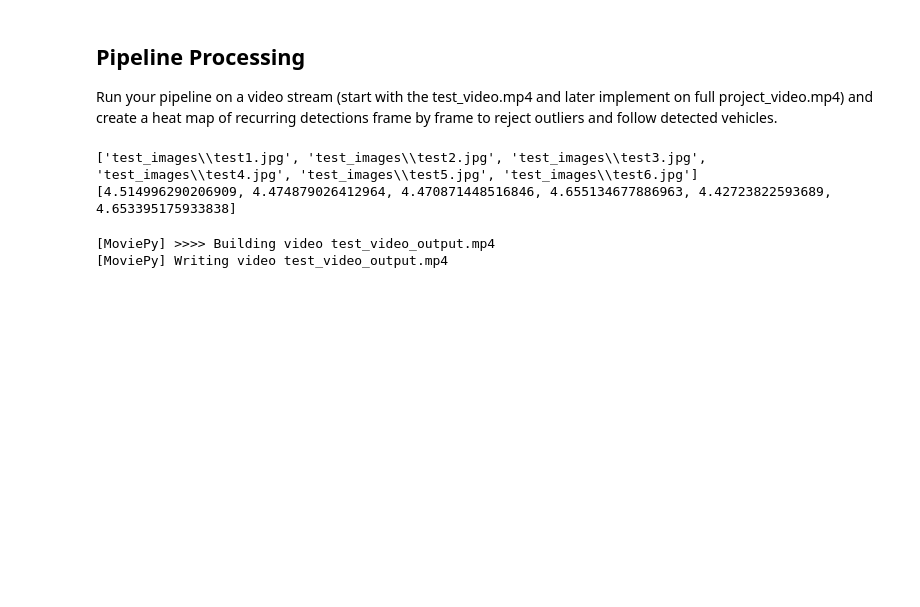
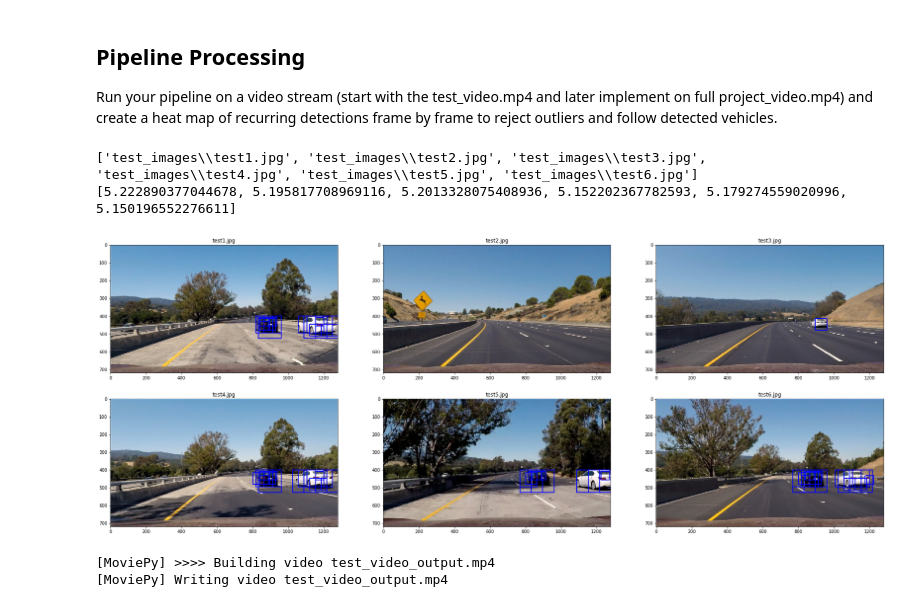
Before and after one commit to tianyeblack/CarND-Vehicle-Detection, a Jupyter notebook: vehicle_detection.ipynb, the cells around one changed output. Saved outputs shown, nothing was run; the diff lists cells and outputs as text; code cells hidden in the pictures; blank space fills up the shorter version.

Commit message:
Complete Product
- More documentation
- More experimentations with the parameters

```diff
--- a/vehicle_detection.ipynb
+++ b/vehicle_detection.ipynb
@@ -257,45 +286,57 @@ plt.imshow(result_image)
 ## Pipeline Processing
 Run your pipeline on a video stream (start with the test_video.mp4 and later implement on full project_video.mp4) and create a heat map of recurring detections frame by frame to reject outliers and follow detected vehicles.
 # %%
-def process_image_method(classifier, scaler, single_image_features_method, sliding_window_params, all_found_windows_per_search, window_cache_length, heatmap_threshold):
-
+def process_image_method(classifier, scaler, single_image_features_method, sliding_window_params, all_found_windows_per_search, window_cache_length, heatmap_threshold,
+                         result_type=2):
     def process_image(source):
         def find_hot_windows_for_image(source):
             sliding_window_groups = [get_sliding_windows(source, start_point=(None, x[0][0]), stop_point=(None, x[0][1]), window=x[1], overlap_ratio=(0.5, 0.5))
                                         for x in sliding_window_params]
             sliding_windows = [win for window_group in sliding_window_groups for win in window_group]
             return search_windows(source, sliding_windows, classifier, (64, 64), scaler, single_image_features_method)
 
         source = source.astype(np.float32) / 255
+        # Record the positions of positive detections
         detected_windows_in_source = find_hot_windows_for_image(source)
         all_found_windows_per_search.append(detected_windows_in_source)
         latest_windows = [w for group in all_found_windows_per_search[-window_cache_length:] for w in group]
         heat_map = thresholding(accumulate_heat(np.zeros_like(source[:, :, 0]).astype(np.float), latest_windows), heatmap_threshold)
-#         result = draw_bounding_boxes(source, latest_windows)
-        result = draw_labeled_bounding_boxes(source, label(heat_map))
-        result = (result * 255).astype(np.uint8)
+        if result_type == 0:
+            result = np.clip(heat_map, 0, 255)
+        elif result_type == 1:
+            result = draw_bounding_boxes(source, latest_windows)
+            result = (result * 255).astype(np.uint8)
+        else:
+            result = draw_labeled_bounding_boxes(source, label(heat_map))
+            result = (result * 255).astype(np.uint8)
         return result
 
     return process_image
 
-single_image_processor = process_image_method(classifier, X_scaler, single_image_features, SLIDING_WINDOW_PARAMS, [], 1, 2)
+single_image_processor = process_image_method(classifier, X_scaler, single_image_features, SLIDING_WINDOW_PARAMS, [], 1, 0, 1)
 
 import glob
 test_image_files = glob.glob('test_images/*.jpg')
 print(test_image_files)
 processing_time = []
+processed_images = []
 for tif in test_image_files:
     source = mpimg.imread(tif)
     t1 = time.time()
     processed_image = single_image_processor(source)
     t2 = time.time()
     processing_time.append(t2 - t1)
+    processed_images.append(processed_image)
     mpimg.imsave('output_images/' + tif.split('\\')[-1], processed_image, cmap='gray')
 
 print(processing_time)
+test_image_file_names = [tif.split('\\')[-1] for tif in test_image_files]
+visualize(2, 3, [processed_images[0:3], processed_images[3:6]], [test_image_file_names[0:3], test_image_file_names[3:6]], (32, 12))
+plt.savefig('output_images/sliding_window.png', bbox_inches='tight')
 # %% [output]
 ['test_images\\test1.jpg', 'test_images\\test2.jpg', 'test_images\\test3.jpg', 'test_images\\test4.jpg', 'test_images\\test5.jpg', 'test_images\\test6.jpg']
-[4.514996290206909, 4.474879026412964, 4.470871448516846, 4.655134677886963, 4.42723822593689, 4.653395175933838]
+[5.222890377044678, 5.195817708969116, 5.2013328075408936, 5.152202367782593, 5.179274559020996, 5.150196552276611]
+[figure, added]
 # %%
 video_frame_processor = process_image_method(classifier, X_scaler, single_image_features, SLIDING_WINDOW_PARAMS, [], WINDOW_CACHE_LENGTH, HEATMAP_THRESHOLD)
 # %%
```
Also changed, not shown: parts of 15 cells of this notebook, 59 other files.
